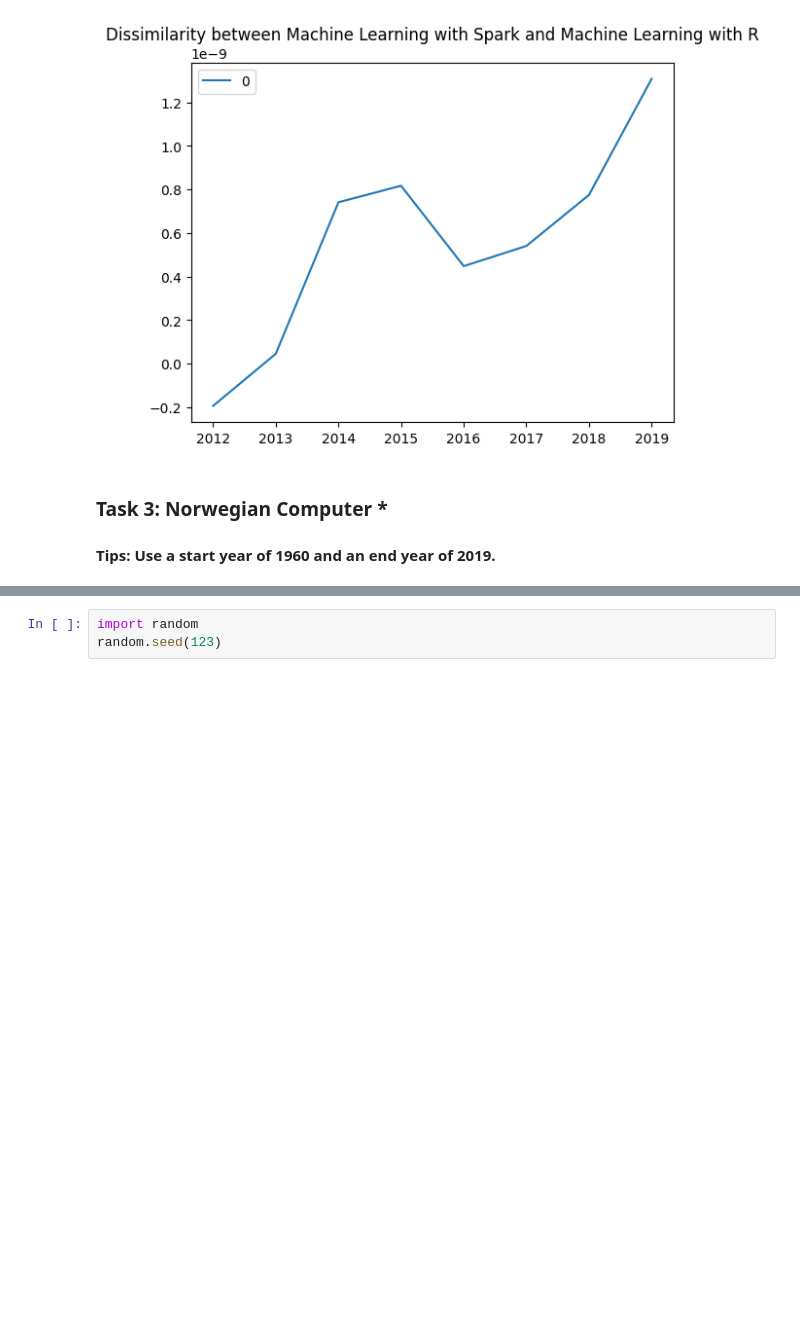
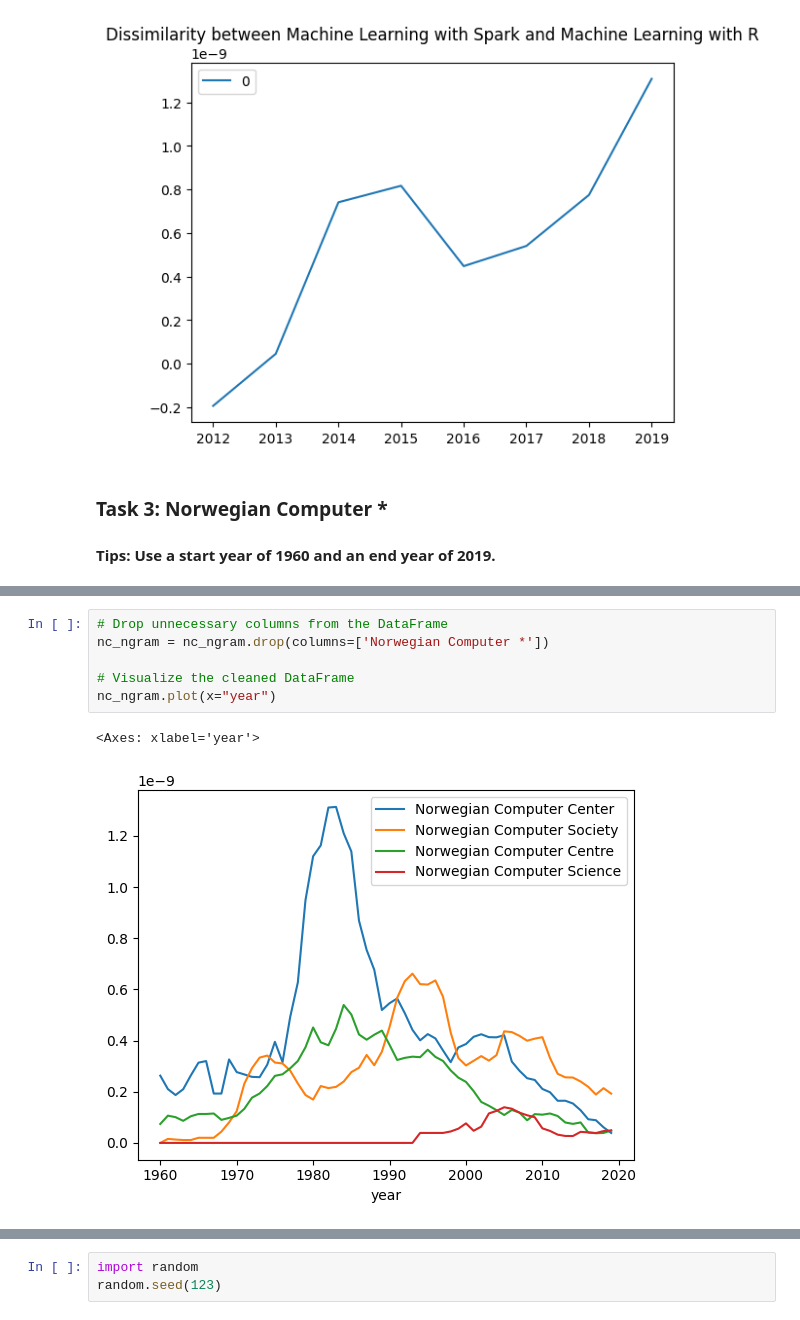
Before and after one commit to sime7200/IR, a Jupyter notebook: TDT4117 Assignment 3 - Google Pygram and Gensim Library.ipynb, the cells around one changed output, grey strips where cells are left out. Cells and saved outputs as stored; diff of their text form; blank space fills up the shorter version.

```diff
--- a/TDT4117 Assignment 3 - Google Pygram and Gensim Library.ipynb
+++ b/TDT4117 Assignment 3 - Google Pygram and Gensim Library.ipynb
@@ -320,0 +351,9 @@ dissimilarity_df.plot(title='Dissimilarity between Machine Learning with Spark a
+# %%
+# Drop unnecessary columns from the DataFrame
+nc_ngram = nc_ngram.drop(columns=['Norwegian Computer *'])
+
+# Visualize the cleaned DataFrame
+nc_ngram.plot(x="year")
+# %% [output]
+<Axes: xlabel='year'>
+[figure, added]
```
Also changed, not shown: parts of 21 cells of this notebook.
